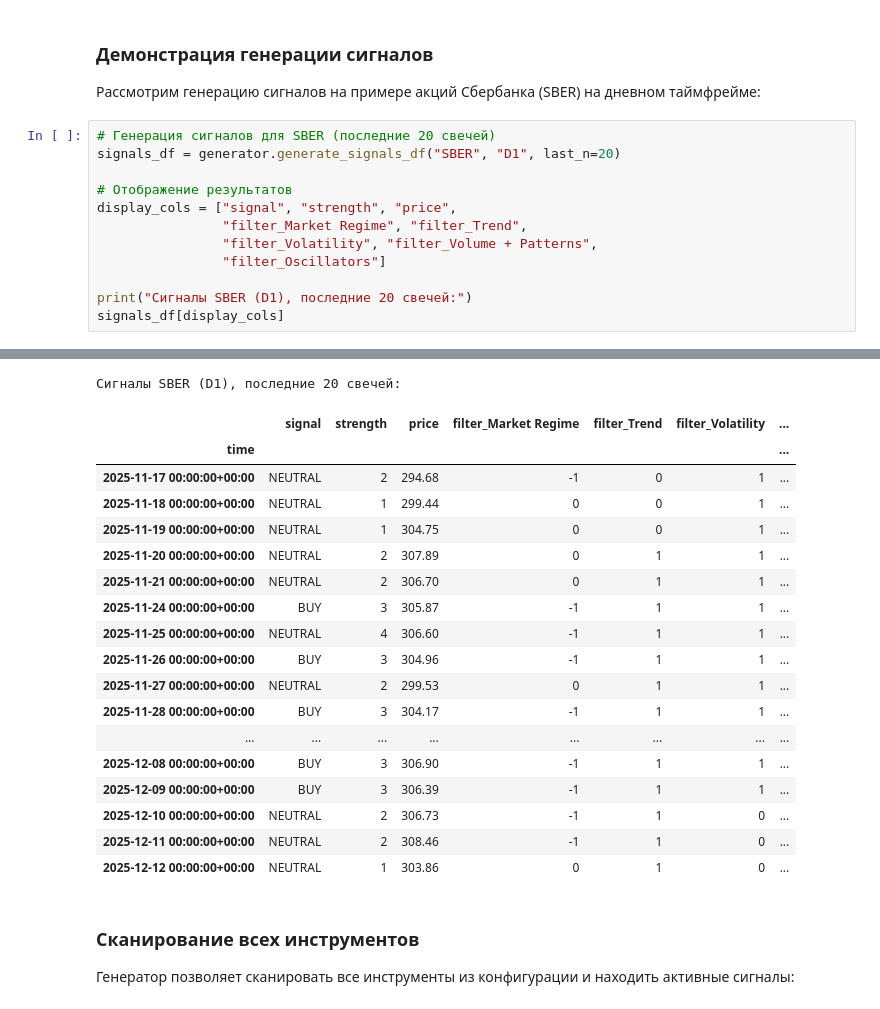
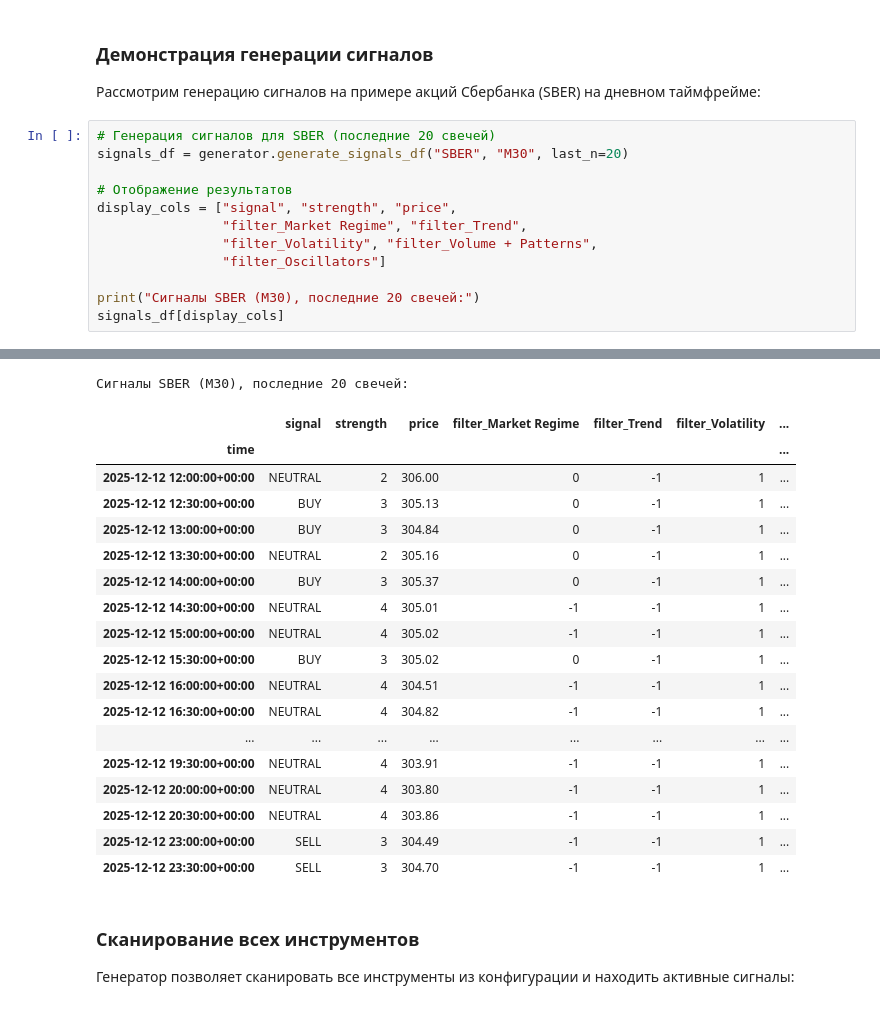
Before and after one commit to netgomail/dss_backend, a Jupyter notebook: jupyter/project.ipynb, the cells around one changed output, grey strips where cells are left out. Cells and saved outputs as stored; diff of their text form.

```diff
--- a/jupyter/project.ipynb
+++ b/jupyter/project.ipynb
@@ -584,7 +599,7 @@ for f in generator.filters:
 Рассмотрим генерацию сигналов на примере акций Сбербанка (SBER) на дневном таймфрейме:
 # %%
 # Генерация сигналов для SBER (последние 20 свечей)
-signals_df = generator.generate_signals_df("SBER", "D1", last_n=20)
+signals_df = generator.generate_signals_df("SBER", "M30", last_n=20)
 
 # Отображение результатов
 display_cols = ["signal", "strength", "price",
@@ -592,6 +607,6 @@ display_cols = ["signal", "strength", "price",
                 "filter_Volatility", "filter_Volume + Patterns",
                 "filter_Oscillators"]
 
-print("Сигналы SBER (D1), последние 20 свечей:")
+print("Сигналы SBER (M30), последние 20 свечей:")
 signals_df[display_cols]
 # %% [output]
@@ -600,22 +615,22 @@ signals_df[display_cols]
-Сигналы SBER (D1), последние 20 свечей:
+Сигналы SBER (M30), последние 20 свечей:
 |  | signal | strength | price | filter_Market Regime | filter_Trend | filter_Volatility | ... |
 | time |  |  |  |  |  |  | ... |
-| 2025-11-17 00:00:00+00:00 | NEUTRAL | 2 | 294.68 | -1 | 0 | 1 | ... |
-| 2025-11-18 00:00:00+00:00 | NEUTRAL | 1 | 299.44 | 0 | 0 | 1 | ... |
-| 2025-11-19 00:00:00+00:00 | NEUTRAL | 1 | 304.75 | 0 | 0 | 1 | ... |
-| 2025-11-20 00:00:00+00:00 | NEUTRAL | 2 | 307.89 | 0 | 1 | 1 | ... |
-| 2025-11-21 00:00:00+00:00 | NEUTRAL | 2 | 306.70 | 0 | 1 | 1 | ... |
-| 2025-11-24 00:00:00+00:00 | BUY | 3 | 305.87 | -1 | 1 | 1 | ... |
-| 2025-11-25 00:00:00+00:00 | NEUTRAL | 4 | 306.60 | -1 | 1 | 1 | ... |
-| 2025-11-26 00:00:00+00:00 | BUY | 3 | 304.96 | -1 | 1 | 1 | ... |
-| 2025-11-27 00:00:00+00:00 | NEUTRAL | 2 | 299.53 | 0 | 1 | 1 | ... |
-| 2025-11-28 00:00:00+00:00 | BUY | 3 | 304.17 | -1 | 1 | 1 | ... |
+| 2025-12-12 12:00:00+00:00 | NEUTRAL | 2 | 306.00 | 0 | -1 | 1 | ... |
+| 2025-12-12 12:30:00+00:00 | BUY | 3 | 305.13 | 0 | -1 | 1 | ... |
+| 2025-12-12 13:00:00+00:00 | BUY | 3 | 304.84 | 0 | -1 | 1 | ... |
+| 2025-12-12 13:30:00+00:00 | NEUTRAL | 2 | 305.16 | 0 | -1 | 1 | ... |
+| 2025-12-12 14:00:00+00:00 | BUY | 3 | 305.37 | 0 | -1 | 1 | ... |
+| 2025-12-12 14:30:00+00:00 | NEUTRAL | 4 | 305.01 | -1 | -1 | 1 | ... |
+| 2025-12-12 15:00:00+00:00 | NEUTRAL | 4 | 305.02 | -1 | -1 | 1 | ... |
+| 2025-12-12 15:30:00+00:00 | BUY | 3 | 305.02 | 0 | -1 | 1 | ... |
+| 2025-12-12 16:00:00+00:00 | NEUTRAL | 4 | 304.51 | -1 | -1 | 1 | ... |
+| 2025-12-12 16:30:00+00:00 | NEUTRAL | 4 | 304.82 | -1 | -1 | 1 | ... |
 | ... | ... | ... | ... | ... | ... | ... | ... |
-| 2025-12-08 00:00:00+00:00 | BUY | 3 | 306.90 | -1 | 1 | 1 | ... |
-| 2025-12-09 00:00:00+00:00 | BUY | 3 | 306.39 | -1 | 1 | 1 | ... |
-| 2025-12-10 00:00:00+00:00 | NEUTRAL | 2 | 306.73 | -1 | 1 | 0 | ... |
-| 2025-12-11 00:00:00+00:00 | NEUTRAL | 2 | 308.46 | -1 | 1 | 0 | ... |
-| 2025-12-12 00:00:00+00:00 | NEUTRAL | 1 | 303.86 | 0 | 1 | 0 | ... |
+| 2025-12-12 19:30:00+00:00 | NEUTRAL | 4 | 303.91 | -1 | -1 | 1 | ... |
+| 2025-12-12 20:00:00+00:00 | NEUTRAL | 4 | 303.80 | -1 | -1 | 1 | ... |
+| 2025-12-12 20:30:00+00:00 | NEUTRAL | 4 | 303.86 | -1 | -1 | 1 | ... |
+| 2025-12-12 23:00:00+00:00 | SELL | 3 | 304.49 | -1 | -1 | 1 | ... |
+| 2025-12-12 23:30:00+00:00 | SELL | 3 | 304.70 | -1 | -1 | 1 | ... |
 # %% [markdown]
 ### Сканирование всех инструментов
 
```
Also changed, not shown: parts of 7 cells of this notebook, 2 other files.
